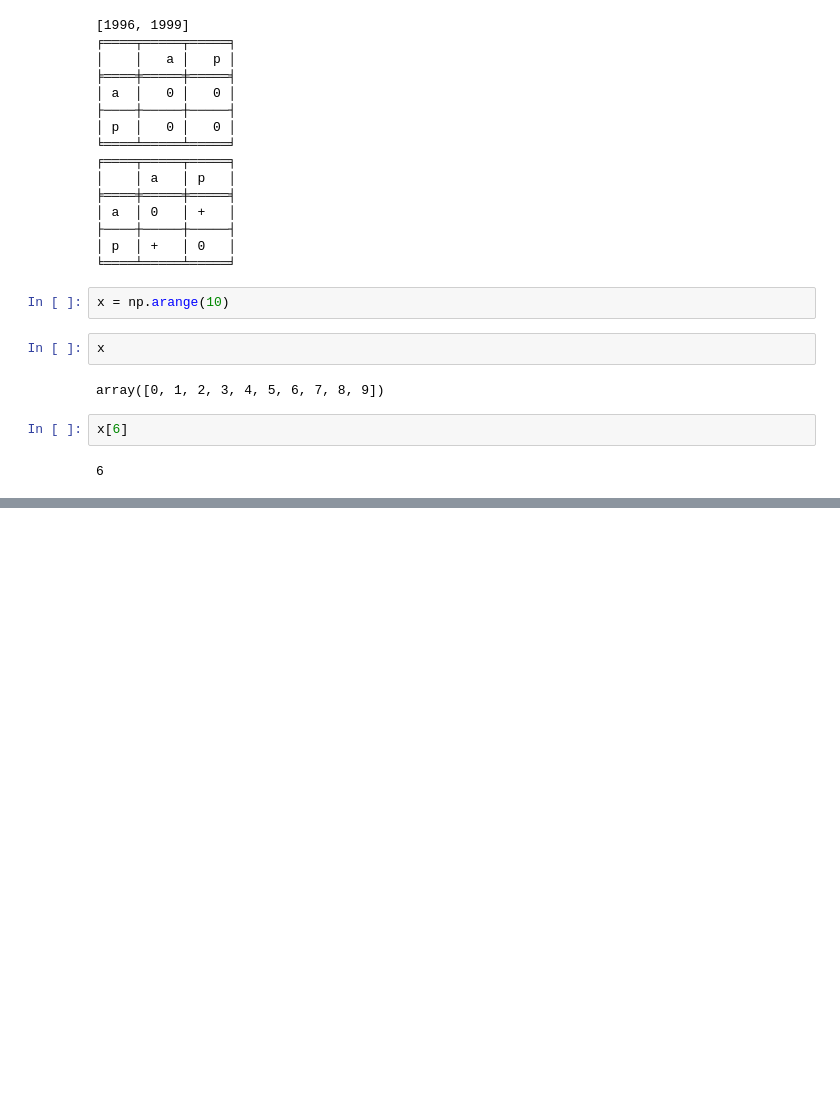
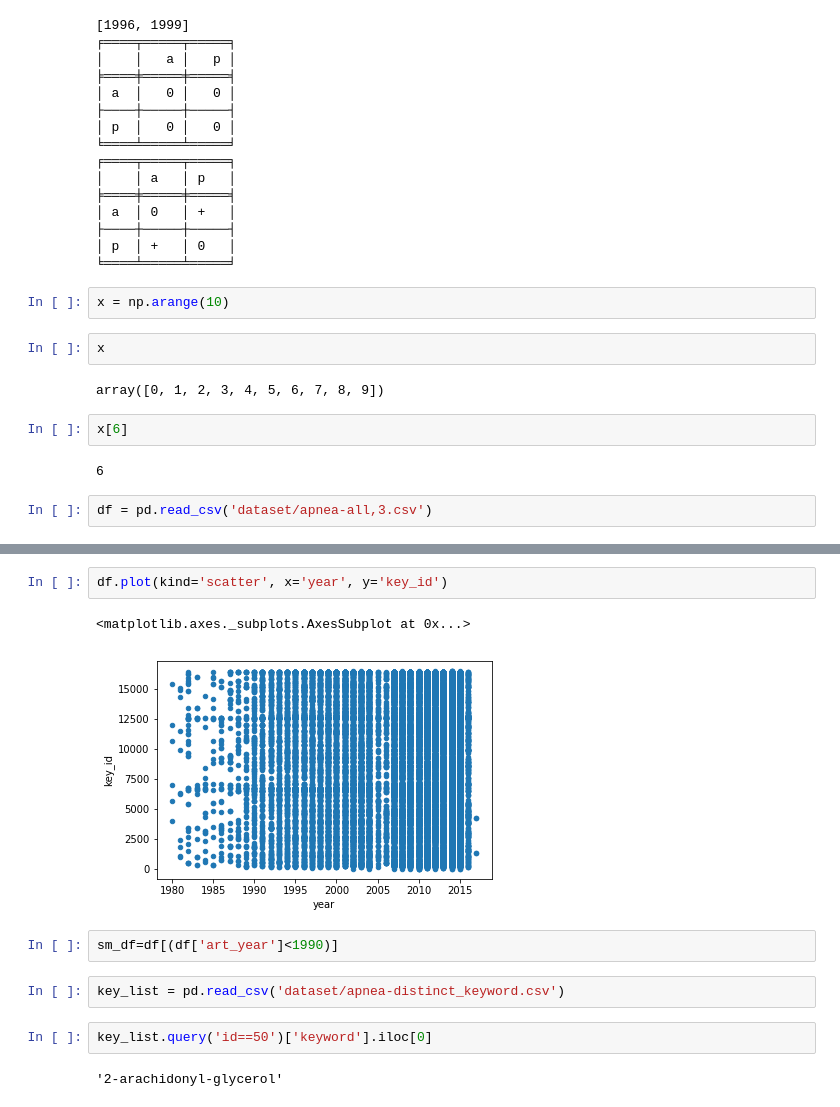
Before and after one commit to ffaisal93/linkPrediction, a Jupyter notebook: similarity_measurement.ipynb, the cells around one changed output, grey strips where cells are left out. Cells and saved outputs as stored; diff of their text form; blank space fills up the shorter version.

```diff
--- a/similarity_measurement.ipynb
+++ b/similarity_measurement.ipynb
@@ -350,3 +350,5 @@ array([0, 1, 2, 3, 4, 5, 6, 7, 8, 9])
 x[6]
 # %% [output]
 6
+# %%
+df = pd.read_csv('dataset/apnea-all,3.csv')
@@ -352,0 +364,13 @@ x[6]
+# %%
+df.plot(kind='scatter', x='year', y='key_id')
+# %% [output]
+<matplotlib.axes._subplots.AxesSubplot at 0x...>
+[figure, added]
+# %%
+sm_df=df[(df['art_year']<1990)]
+# %%
+key_list = pd.read_csv('dataset/apnea-distinct_keyword.csv')
+# %%
+key_list.query('id==50')['keyword'].iloc[0]
+# %% [output]
+'2-arachidonyl-glycerol'
```
Also changed, not shown: parts of 41 cells of this notebook.
